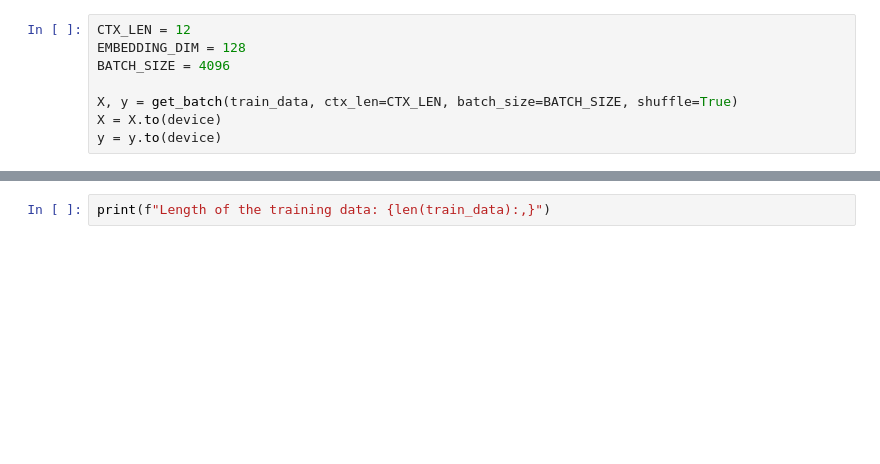
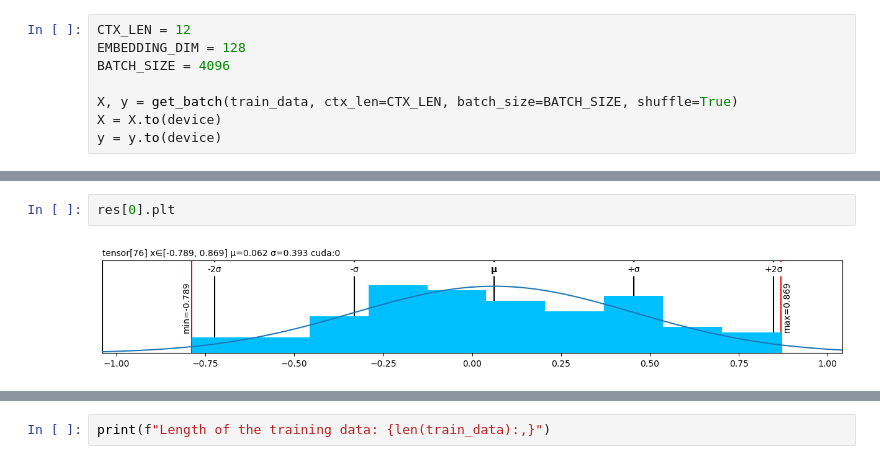
Before and after one commit to xl0/transformers, a Jupyter notebook: transformer_tinystories.ipynb, the cells around one changed output, grey strips where cells are left out. Cells and saved outputs as stored; diff of their text form; blank space fills up the shorter version.

```diff
--- a/transformer_tinystories.ipynb
+++ b/transformer_tinystories.ipynb
@@ -266,0 +297,4 @@ tensor[4096, 76] n=311296 (1.2Mb) x∈[-36.536, 43.814] μ=0.460 σ=12.011 cuda:
+# %%
+res[0].plt
+# %% [output]
+[figure, added]
```
Also changed, not shown: parts of 12 cells of this notebook.
